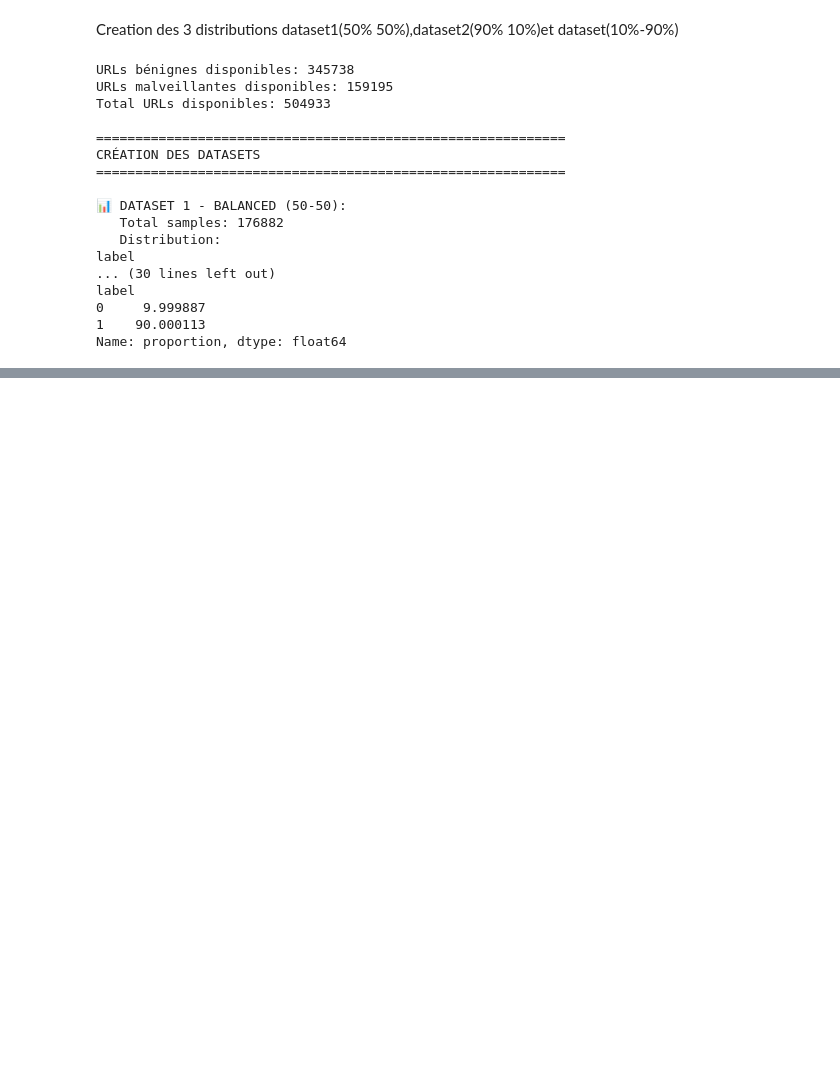
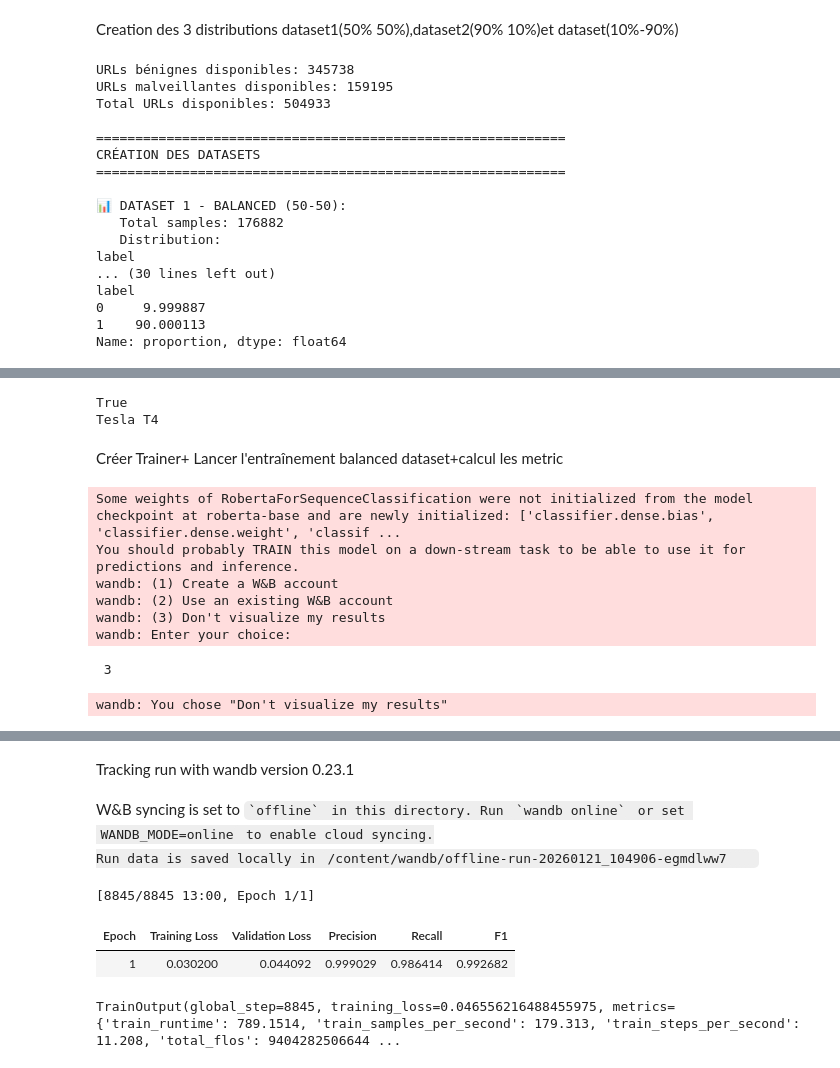
Before and after one commit to Selma266/Malicious-URL-Detection, a Jupyter notebook: Malicious_URL_Detection_2025.ipynb, the cells around one changed output, grey strips where cells are left out. Drawn from its saved outputs; the diff is of its cells as text; code cells hidden in the pictures; blank space fills up the shorter version.

```diff
--- a/Malicious_URL_Detection_2025.ipynb
+++ b/Malicious_URL_Detection_2025.ipynb
@@ -165,0 +250,6 @@ Name: proportion, dtype: float64
+# %%
+columns = ["input_ids", "attention_mask", "label"] #Spécifie les colonnes que le modèle RoBERTa utilisera pour l’entraînement
+#Convertit les datasets HF en tenseurs PyTorch, prêts pour l’entraînement,  Ne garde que les colonnes spécifiées (input_ids, attention_mask, label) → optimisation mémoire.
+hf_balanced.set_format(type="torch", columns=columns)
+hf_90_10.set_format(type="torch", columns=columns)
+hf_10_90.set_format(type="torch", columns=columns)
@@ -165,0 +379,24 @@ Name: proportion, dtype: float64
+# %%
+#calculer des métriques personnalisées (precision, recall, F1-score) pendant l’évaluation.
+def compute_metrics(eval_pred):
+    """
+    Cette fonction est appelée par Trainer à chaque évaluation.
+    eval_pred: tuple (logits, labels)
+    Retourne: dictionnaire {"precision":..., "recall":..., "f1":...}
+    """
+    #Entrée : un tuple (logits, labels), Sortie : dictionnaire avec les métriques, compatible avec HF Trainer.
+    logits, labels = eval_pred
+    # Convertir logits en prédictions de classe
+    preds = torch.argmax(torch.tensor(logits), axis=1).numpy()
+    labels = labels.astype(int)
+
+    # Calcul des métriques
+    precision = precision_score(labels, preds)
+    recall = recall_score(labels, preds)
+    f1 = f1_score(labels, preds)
+
+    return {
+        "precision": precision,
+        "recall": recall,
+        "f1": f1
+    }
@@ -165,0 +408,41 @@ Name: proportion, dtype: float64
+# %%
+import torch
+print(torch.cuda.is_available())
+print(torch.cuda.get_device_name(0))  #Vérifier le GPU
+
+
+#|# Matériel | Temps attendu (1 epoch) |
+#| --------  | ----------------------- |
+#| CPU      |  20–100 h                |
+#| GPU T4   | ~30–60 min               |
+#| GPU V100 | ~20–40 min               |
+#| GPU A100 | ~5–10 min                |
+# %% [output]
+True
+Tesla T4
+# %% [markdown]
+Créer Trainer+ Lancer l'entraînement balanced dataset+calcul les metric
+# %%
+
+# IMPORTANT: nouveau modèle pour chaque expérience
+model_balanced = build_lora_roberta()
+#Créer Trainer
+trainer_balanced = Trainer(
+   model= model_balanced,
+    args=training_args,
+    train_dataset=train_balanced, #  avec dataset équilibré
+    eval_dataset=test_balanced,
+    tokenizer=tokenizer,
+    compute_metrics=compute_metrics
+)
+# Lancer l'entraînement
+trainer_balanced.train() # entraîne le modèle en appliquant LoRA sur les couches ciblées
+# %% [output]
+Some weights of RobertaForSequenceClassification were not initialized from the model checkpoint at roberta-base and are newly initialized: ['classifier.dense.bias', 'classifier.dense.weight', 'classif ...
+You should probably TRAIN this model on a down-stream task to be able to use it for predictions and inference.
+wandb: (1) Create a W&B account
+wandb: (2) Use an existing W&B account
+wandb: (3) Don't visualize my results
+wandb: Enter your choice:
+ 3
+wandb: You chose "Don't visualize my results"
@@ -165,0 +450,7 @@ Name: proportion, dtype: float64
+Tracking run with wandb version 0.23.1
+W&B syncing is set to `offline` in this directory. Run `wandb online` or set WANDB_MODE=online to enable cloud syncing.
+Run data is saved locally in /content/wandb/offline-run-20260121_104906-egmdlww7
+[8845/8845 13:00, Epoch 1/1]
+| Epoch | Training Loss | Validation Loss | Precision | Recall | F1 |
+| 1 | 0.030200 | 0.044092 | 0.999029 | 0.986414 | 0.992682 |
+TrainOutput(global_step=8845, training_loss=0.046556216488455975, metrics={'train_runtime': 789.1514, 'train_samples_per_second': 179.313, 'train_steps_per_second': 11.208, 'total_flos': 9404282506644 ...
```
Also changed, not shown: parts of 38 cells of this notebook.
